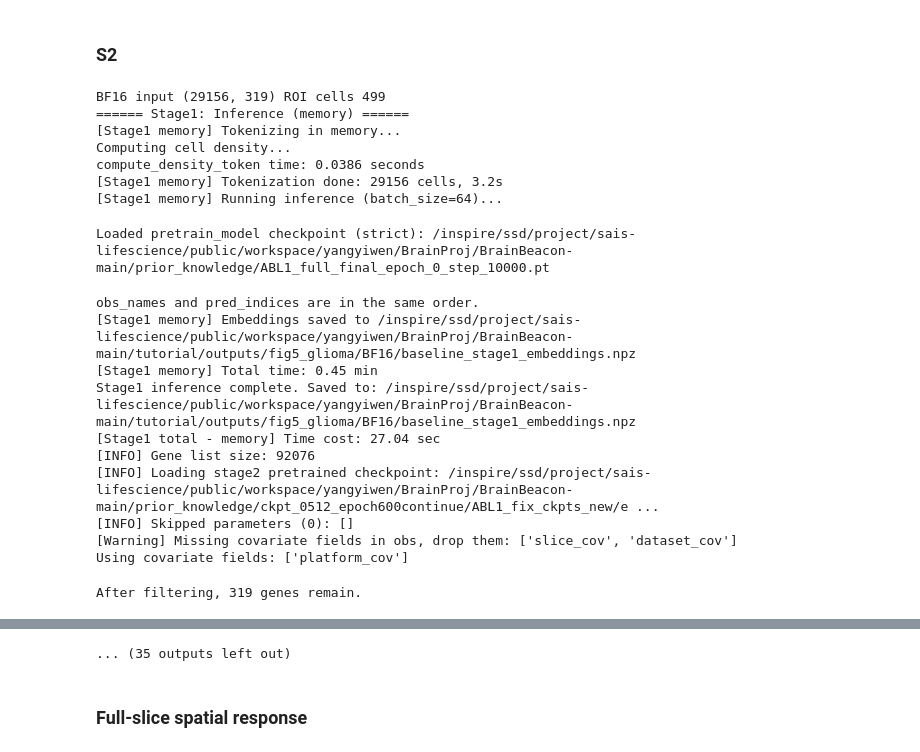
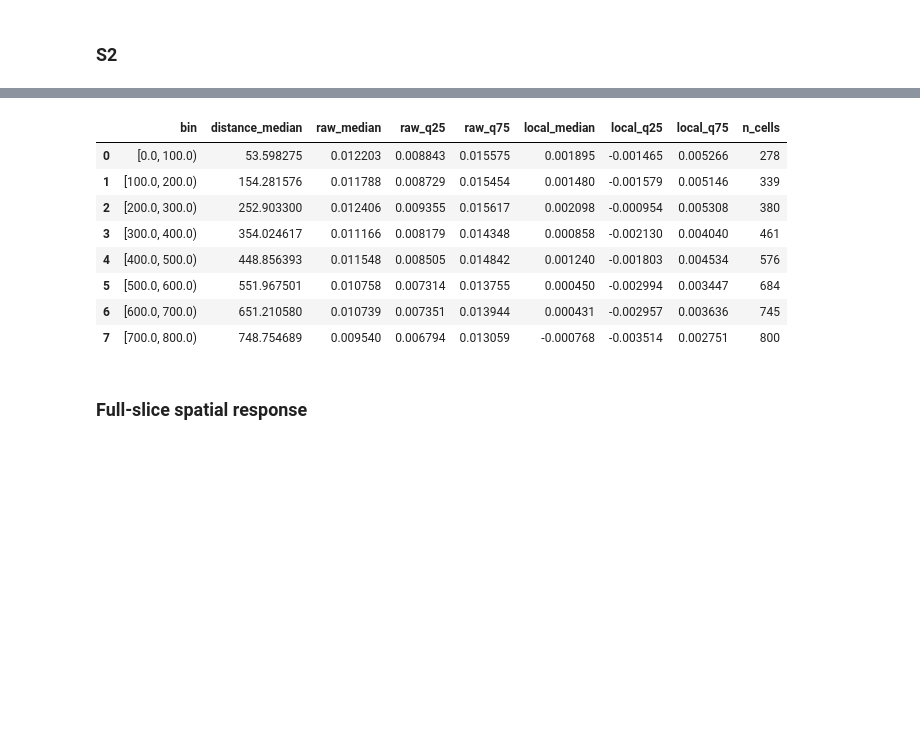
Before and after one commit to ChengmingZhang-CAS/BrainBeacon, a Jupyter notebook: docs/notebooks/05_glioma.ipynb, the cells around one changed output, grey strips where cells are left out. Cells and saved outputs as stored; diff of their text form; code cells hidden in the pictures; blank space fills up the shorter version.

```diff
--- a/docs/notebooks/05_glioma.ipynb
+++ b/docs/notebooks/05_glioma.ipynb
@@ -304,25 +456,8 @@ Epoch 7 | Train loss: 203.0045 | Valid loss: 199.4698
 case = cases[2]
 response_s2 = fit_roi_case(case)
 profile_s2 = distance_profile(response_s2, case)
-profile_s2.to_csv(analysis_dir / case["display_id"] / "distance_summary.csv", index=False)
+profile_s2.to_csv(
+    analysis_dir / case["display_id"] / "distance_summary.csv", index=False
+)
 display(profile_s2)
 # %% [output]
-BF16 input (29156, 319) ROI cells 499
-====== Stage1: Inference (memory) ======
-[Stage1 memory] Tokenizing in memory...
-Computing cell density...
-compute_density_token time: 0.0386 seconds
-[Stage1 memory] Tokenization done: 29156 cells, 3.2s
-[Stage1 memory] Running inference (batch_size=64)...
-Loaded pretrain_model checkpoint (strict): /inspire/ssd/project/sais-lifescience/public/workspace/yangyiwen/BrainProj/BrainBeacon-main/prior_knowledge/ABL1_full_final_epoch_0_step_10000.pt
-obs_names and pred_indices are in the same order.
-[Stage1 memory] Embeddings saved to /inspire/ssd/project/sais-lifescience/public/workspace/yangyiwen/BrainProj/BrainBeacon-main/tutorial/outputs/fig5_glioma/BF16/baseline_stage1_embeddings.npz
-[Stage1 memory] Total time: 0.45 min
-Stage1 inference complete. Saved to: /inspire/ssd/project/sais-lifescience/public/workspace/yangyiwen/BrainProj/BrainBeacon-main/tutorial/outputs/fig5_glioma/BF16/baseline_stage1_embeddings.npz
-[Stage1 total - memory] Time cost: 27.04 sec
-[INFO] Gene list size: 92076
-[INFO] Loading stage2 pretrained checkpoint: /inspire/ssd/project/sais-lifescience/public/workspace/yangyiwen/BrainProj/BrainBeacon-main/prior_knowledge/ckpt_0512_epoch600continue/ABL1_fix_ckpts_new/e ...
-[INFO] Skipped parameters (0): []
-[Warning] Missing covariate fields in obs, drop them: ['slice_cov', 'dataset_cov']
-Using covariate fields: ['platform_cov']
-After filtering, 319 genes remain.
@@ -338,4 +464,12 @@ Epoch 8 | Train loss: 247.9201 | Valid loss: 241.3449
-... (35 outputs left out)
+|  | bin | distance_median | raw_median | raw_q25 | raw_q75 | local_median | local_q25 | local_q75 | n_cells |
+| 0 | [0.0, 100.0) | 53.598275 | 0.012203 | 0.008843 | 0.015575 | 0.001895 | -0.001465 | 0.005266 | 278 |
+| 1 | [100.0, 200.0) | 154.281576 | 0.011788 | 0.008729 | 0.015454 | 0.001480 | -0.001579 | 0.005146 | 339 |
+| 2 | [200.0, 300.0) | 252.903300 | 0.012406 | 0.009355 | 0.015617 | 0.002098 | -0.000954 | 0.005308 | 380 |
+| 3 | [300.0, 400.0) | 354.024617 | 0.011166 | 0.008179 | 0.014348 | 0.000858 | -0.002130 | 0.004040 | 461 |
+| 4 | [400.0, 500.0) | 448.856393 | 0.011548 | 0.008505 | 0.014842 | 0.001240 | -0.001803 | 0.004534 | 576 |
+| 5 | [500.0, 600.0) | 551.967501 | 0.010758 | 0.007314 | 0.013755 | 0.000450 | -0.002994 | 0.003447 | 684 |
+| 6 | [600.0, 700.0) | 651.210580 | 0.010739 | 0.007351 | 0.013944 | 0.000431 | -0.002957 | 0.003636 | 745 |
+| 7 | [700.0, 800.0) | 748.754689 | 0.009540 | 0.006794 | 0.013059 | -0.000768 | -0.003514 | 0.002751 | 800 |
 # %% [markdown]
 ### Full-slice spatial response
 # %%
```
Also changed, not shown: parts of 16 cells of this notebook, 9 other files.
